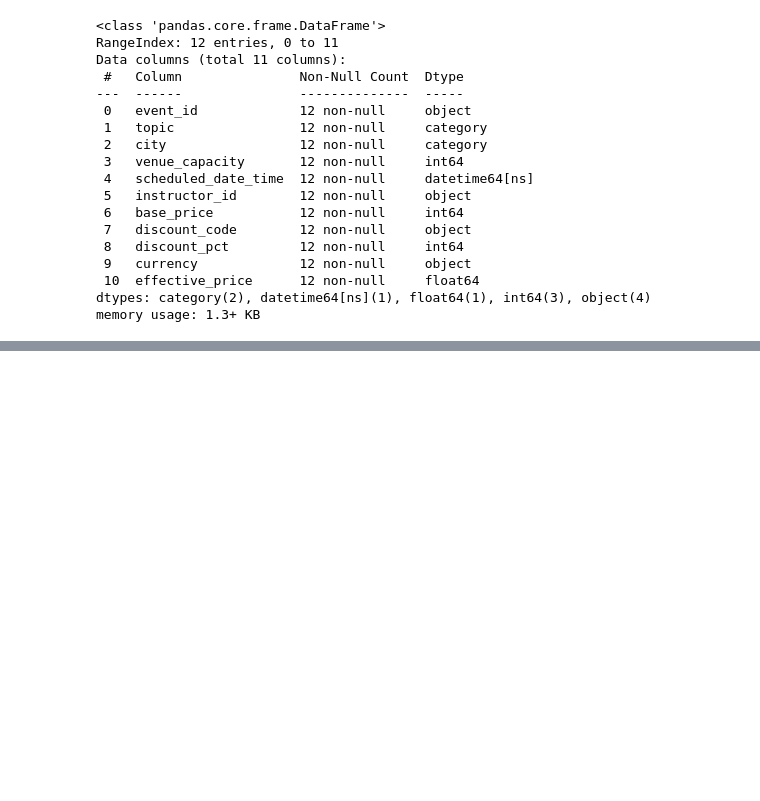
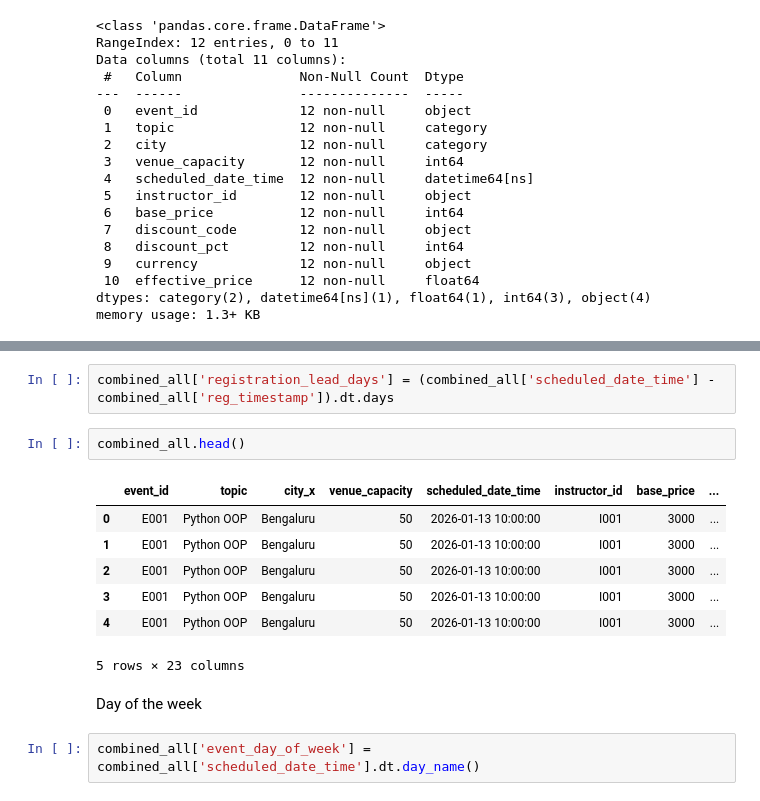
Before and after one commit to CT-Vishwas/kantar-python-1, a Jupyter notebook: my_project/notebooks/events_feature_engg.ipynb, the cells around one changed output, grey strips where cells are left out. Saved outputs shown, nothing was run; the diff lists cells and outputs as text; blank space fills up the shorter version.

```diff
--- a/my_project/notebooks/events_analysis.ipynb
+++ b/my_project/notebooks/events_feature_engg.ipynb
@@ -337,0 +386,16 @@ memory usage: 1.3+ KB
+# %%
+combined_all['registration_lead_days'] = (combined_all['scheduled_date_time'] - combined_all['reg_timestamp']).dt.days
+# %%
+combined_all.head()
+# %% [output]
+|  | event_id | topic | city_x | venue_capacity | scheduled_date_time | instructor_id | base_price | ... |
+| 0 | E001 | Python OOP | Bengaluru | 50 | 2026-01-13 10:00:00 | I001 | 3000 | ... |
+| 1 | E001 | Python OOP | Bengaluru | 50 | 2026-01-13 10:00:00 | I001 | 3000 | ... |
+| 2 | E001 | Python OOP | Bengaluru | 50 | 2026-01-13 10:00:00 | I001 | 3000 | ... |
+| 3 | E001 | Python OOP | Bengaluru | 50 | 2026-01-13 10:00:00 | I001 | 3000 | ... |
+| 4 | E001 | Python OOP | Bengaluru | 50 | 2026-01-13 10:00:00 | I001 | 3000 | ... |
+5 rows × 23 columns
+# %% [markdown]
+Day of the week
+# %%
+combined_all['event_day_of_week'] = combined_all['scheduled_date_time'].dt.day_name()
```
Also changed, not shown: parts of 10 cells of this notebook, 4 other files.
